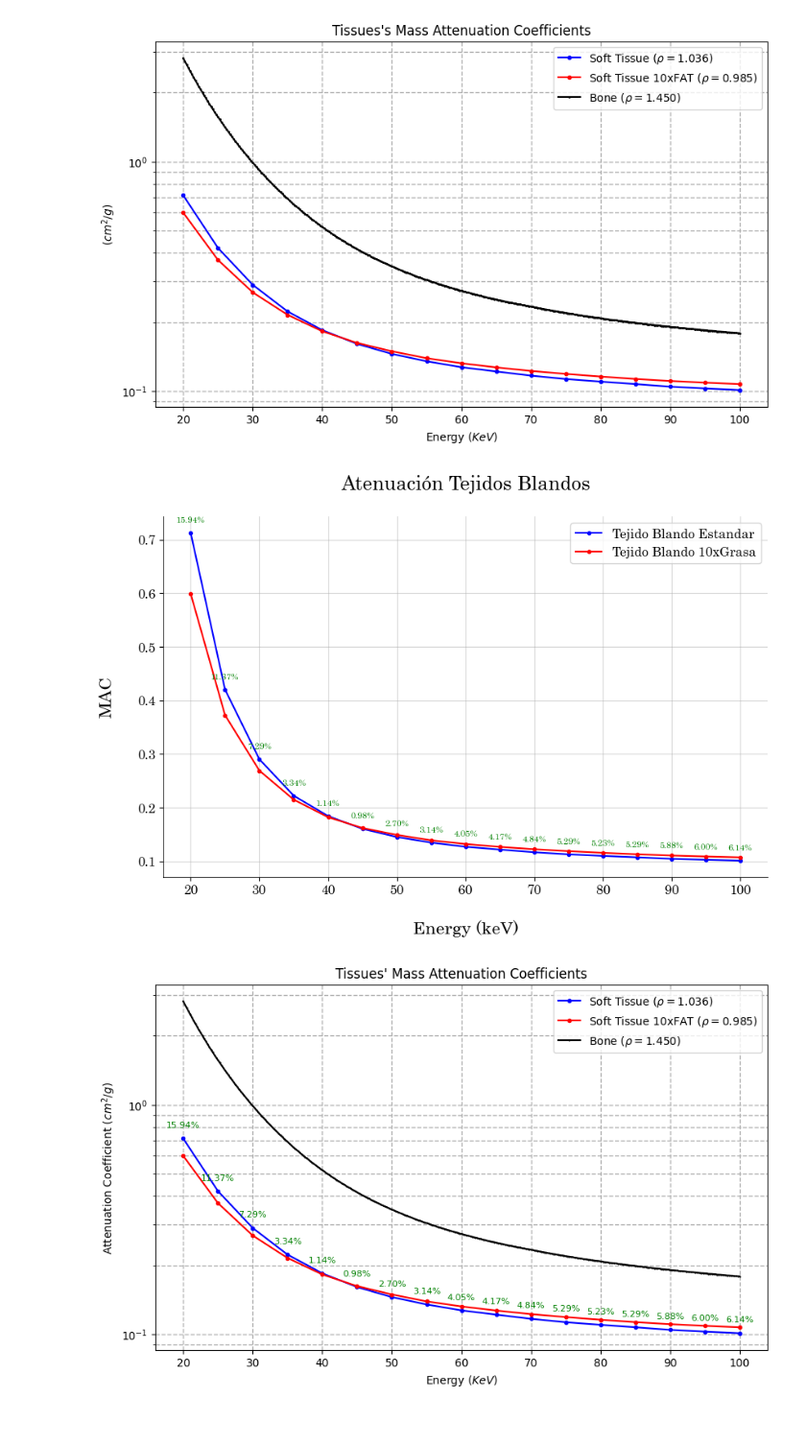
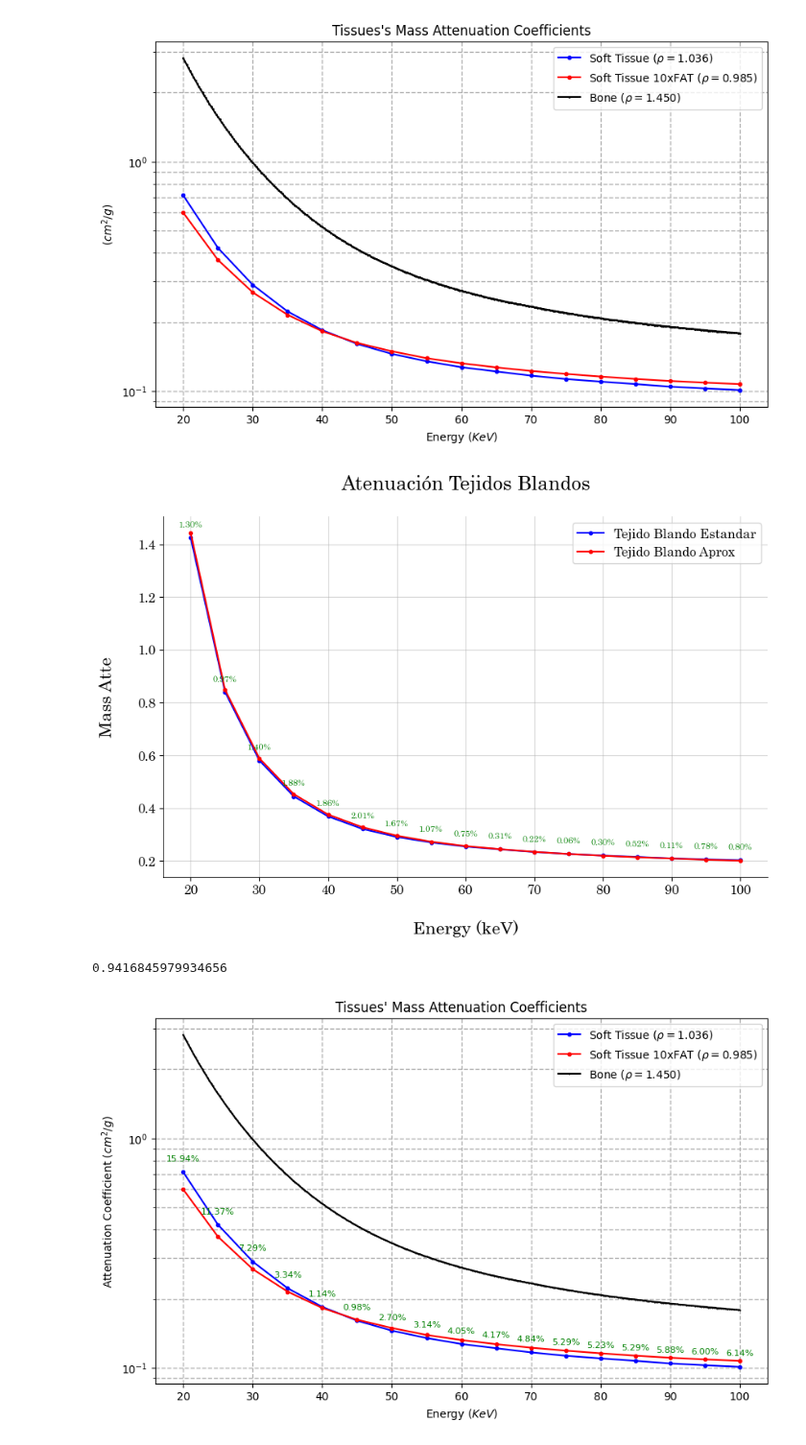
Before and after one commit to miguelcomett/G4_IFI-Team_2024, a Jupyter notebook: Codes2/Attenuation.ipynb, the cells around one changed output. Shown at 96% size. Cells and saved outputs as stored; diff of their text form; code cells hidden in the pictures.

```diff
--- a/Codes2/Attenuation.ipynb
+++ b/Codes2/Attenuation.ipynb
@@ -7,7 +7,7 @@ import pandas as pd
 # Configuración
 sim_dir = r"C:\Users\conej\Documents\Universidad\Geant4\Projects\GIT-3\build\Release"
 num_simulations = 17  # Sim0.root hasta Sim16.root (17 archivos)
-thickness = 15.3  # Thickness en cm
+thickness = 3.15*2  # Thickness en cm
 energies = np.arange(20, 105, 5)  # Energías de 20 keV a 100 keV
 
 # Función para procesar el archivo ROOT y obtener hits y energía promedio
@@ -37,7 +37,7 @@ def process_root_file(root_filename):
 # Función para calcular el coeficiente de atenuación
 def calculate_coeff(thickness, avener, energy, hits):
     # Thickness ya está en cm
-    coeff = (-1 / thickness) * np.log((avener / energy) * (hits / 1000000)) / 0.9854248366013072
+    coeff = (-1 / thickness) * np.log((avener / energy) * (hits / 1000000)) / 1.03
     return coeff
 
 # Procesar todos los archivos ROOT y calcular coeficientes
@@ -343,7 +343,7 @@ csv_file_1 = 'SoftTissue.csv'
 df1 = pd.read_csv(csv_file_1)
 
 # Leer el segundo archivo CSV
-csv_file_2 = 'Soft_Tissue_TEN.csv'
+csv_file_2 = 'Soft_Tissue_Aprox.csv'
 df2 = pd.read_csv(csv_file_2)
 
 # Asumir que ambos archivos tienen las columnas 'Energy' y 'Attenuation Coeff'
@@ -360,6 +360,8 @@ if energy_col not in df2.columns or optimal_t_col not in df2.columns:
 energy1 = df1[energy_col].values
 optimal_t1 = df1[optimal_t_col].values
 energy1_filtered, optimal_t1_filtered = remove_repeated_thickness(energy1, optimal_t1)
+
+optimal_t1_filtered = optimal_t1_filtered*2
 
 # Extraer los datos del segundo archivo
 energy2 = df2[energy_col].values
@@ -392,38 +394,42 @@ plt.figure(figsize=(10, 6))
 plt.plot(energy1_filtered, optimal_t1_filtered, '.-', color='blue', label='Tejido Blando Estandar')
 
 # Graficar los datos del segundo archivo
-plt.plot(energy2_filtered, optimal_t2_filtered, '.-', color='red', label='Tejido Blando 10xGrasa')
+plt.plot(energy2_filtered, optimal_t2_filtered, '.-', color='red', label='Tejido Blando Aprox')
 
 # Añadir el error porcentual como etiqueta
 for i, (x, err) in enumerate(zip(energy1_filtered, percentual_error)):
     plt.annotate(f'{err:.2f}%', (x, optimal_t1_filtered[i]), textcoords="offset points", xytext=(0, 10), ha='center', fontsize=8, color='green')
 
 # Etiquetas y título sin negritas
 plt.xlabel('Energy (keV)', labelpad=21)
 plt.ylabel('Mass Atte', labelpad=21)
 plt.title('Atenuación Tejidos Blandos', pad=25)
 
 # Configuración de cuadrícula
 plt.grid(True, alpha=0.5)
 
 # Configuración de los ejes
 ax = plt.gca()
 ax.spines['top'].set_visible(False)
 ax.spines['right'].set_visible(False)
 ax.spines['bottom'].set_visible(True)
 ax.spines['left'].set_visible(True)
 ax.spines['top'].set_alpha(0.3)
 ax.spines['right'].set_alpha(0.3)
 ax.spines['bottom'].set_alpha(0.7)
 ax.spines['left'].set_alpha(0.7)
 
 # Añadir leyenda
 plt.legend()
 
 # Mostrar el gráfico
 plt.show()
 # %% [output]
-[figure, old version]
+[figure, new version]
+# %%
+np.average(percentual_error)
+# %% [output]
+0.9416845979934656
 # %%
 import matplotlib.pyplot as plt
 import pandas as pd
```
Also changed, not shown: parts of 3 cells of this notebook, 3 other files.
